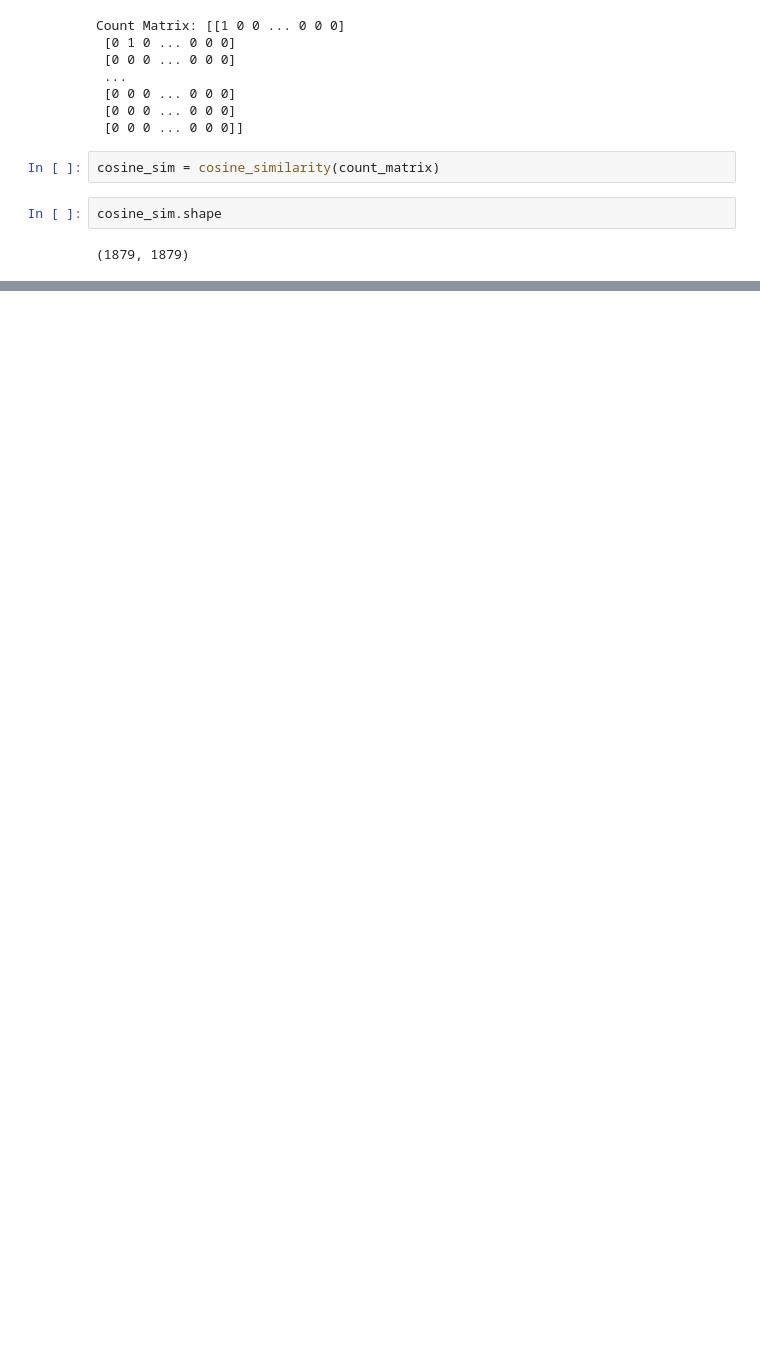
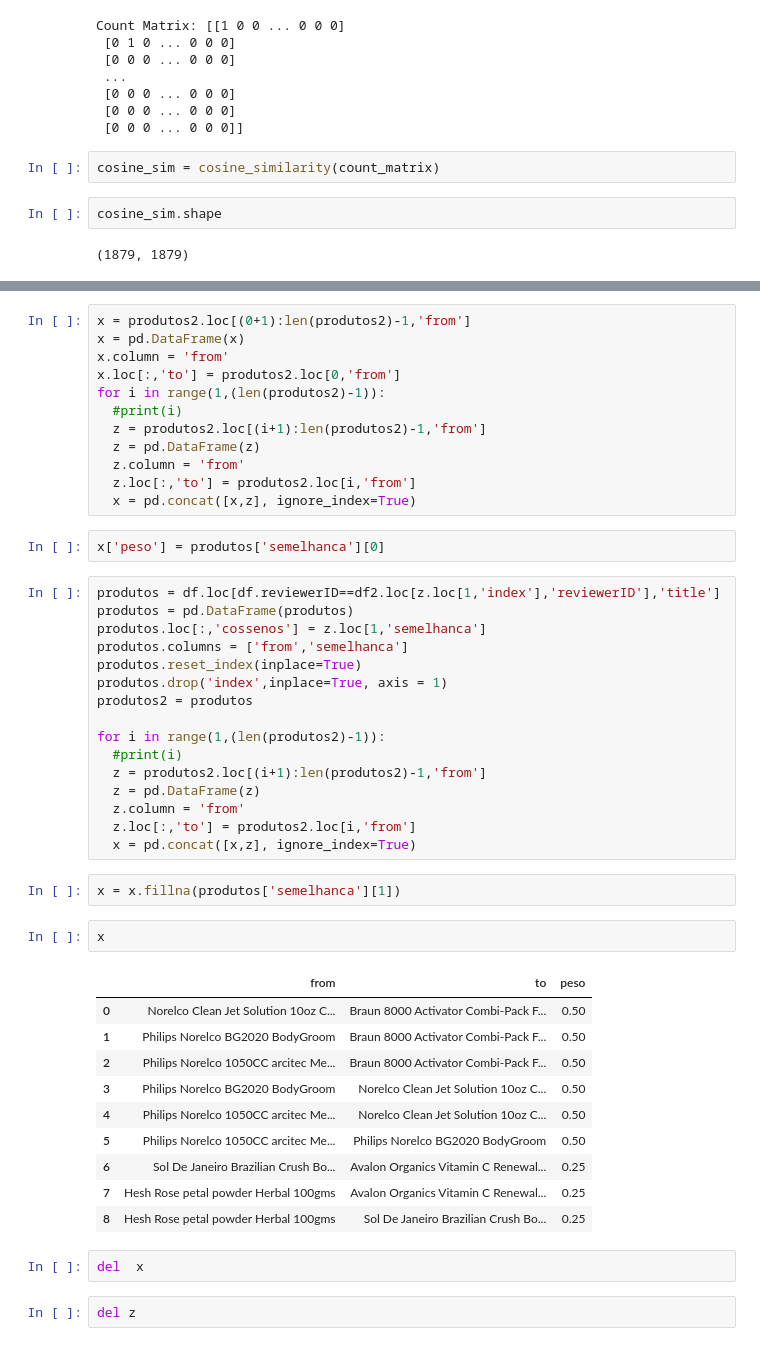
Before and after one commit to arthurvaz05/Python.Script, a Jupyter notebook: Grafo_RSys.ipynb, the cells around one changed output, grey strips where cells are left out. Cells and saved outputs as stored; diff of their text form; blank space fills up the shorter version.

```diff
--- a/Grafo_RSys.ipynb
+++ b/Grafo_RSys.ipynb
@@ -216,0 +246,49 @@ similar_movies = list(enumerate(cosine_sim[beauty_index]))
+# %%
+x = produtos2.loc[(0+1):len(produtos2)-1,'from']
+x = pd.DataFrame(x)
+x.column = 'from'
+x.loc[:,'to'] = produtos2.loc[0,'from']
+for i in range(1,(len(produtos2)-1)):
+  #print(i)
+  z = produtos2.loc[(i+1):len(produtos2)-1,'from']
+  z = pd.DataFrame(z)
+  z.column = 'from'
+  z.loc[:,'to'] = produtos2.loc[i,'from']
+  x = pd.concat([x,z], ignore_index=True)
+# %%
+x['peso'] = produtos['semelhanca'][0]
+# %%
+produtos = df.loc[df.reviewerID==df2.loc[z.loc[1,'index'],'reviewerID'],'title']
+produtos = pd.DataFrame(produtos)
+produtos.loc[:,'cossenos'] = z.loc[1,'semelhanca']
+produtos.columns = ['from','semelhanca']
+produtos.reset_index(inplace=True)
+produtos.drop('index',inplace=True, axis = 1)
+produtos2 = produtos
+
+for i in range(1,(len(produtos2)-1)):
+  #print(i)
+  z = produtos2.loc[(i+1):len(produtos2)-1,'from']
+  z = pd.DataFrame(z)
+  z.column = 'from'
+  z.loc[:,'to'] = produtos2.loc[i,'from']
+  x = pd.concat([x,z], ignore_index=True)
+# %%
+x = x.fillna(produtos['semelhanca'][1])
+# %%
+x
+# %% [output]
+|  | from | to | peso |
+| 0 | Norelco Clean Jet Solution 10oz C... | Braun 8000 Activator Combi-Pack F... | 0.50 |
+| 1 | Philips Norelco BG2020 BodyGroom | Braun 8000 Activator Combi-Pack F... | 0.50 |
+| 2 | Philips Norelco 1050CC arcitec Me... | Braun 8000 Activator Combi-Pack F... | 0.50 |
+| 3 | Philips Norelco BG2020 BodyGroom | Norelco Clean Jet Solution 10oz C... | 0.50 |
+| 4 | Philips Norelco 1050CC arcitec Me... | Norelco Clean Jet Solution 10oz C... | 0.50 |
+| 5 | Philips Norelco 1050CC arcitec Me... | Philips Norelco BG2020 BodyGroom | 0.50 |
+| 6 | Sol De Janeiro Brazilian Crush Bo... | Avalon Organics Vitamin C Renewal... | 0.25 |
+| 7 | Hesh Rose petal powder Herbal 100gms | Avalon Organics Vitamin C Renewal... | 0.25 |
+| 8 | Hesh Rose petal powder Herbal 100gms | Sol De Janeiro Brazilian Crush Bo... | 0.25 |
+# %%
+del  x
+# %%
+del z
```
Also changed, not shown: parts of 20 cells of this notebook.
